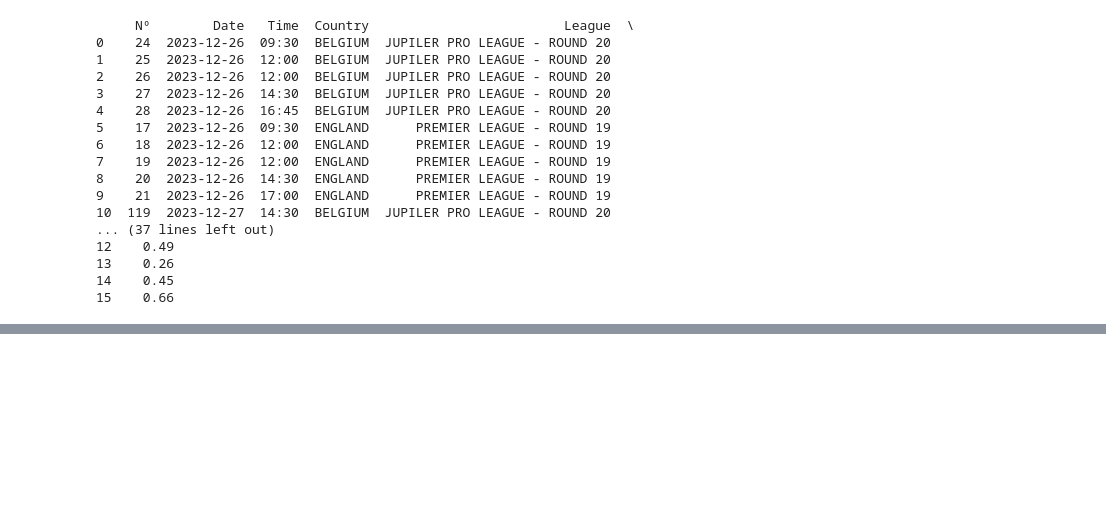
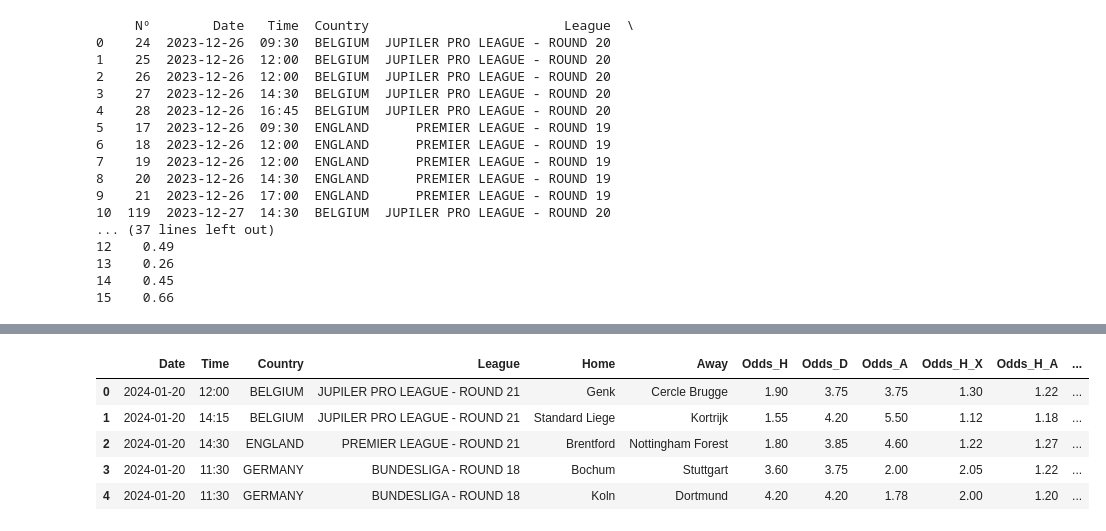
Before and after one commit to alanhassan/soccerprediction, a Jupyter notebook: ML - Integrando novos campeonatos.ipynb, the cells around one changed output, grey strips where cells are left out. Saved outputs shown, nothing was run; the diff lists cells and outputs as text; code cells hidden in the pictures; blank space fills up the shorter version.

```diff
--- a/ML - Integrando novos campeonatos.ipynb
+++ b/ML - Integrando novos campeonatos.ipynb
@@ -1710,0 +2587,13 @@ print(df_odds)
+# %%
+url_df_odds_final = 'https://github.com/alanhassan/soccerprediction/blob/main/df_odds_final.csv?raw=true'
+data_odds_final = requests.get(url_df_odds_final).content
+df_odds_final = pd.read_csv(BytesIO(data_odds_final))
+# %%
+df_odds_final.head()
+# %% [output]
+|  | Date | Time | Country | League | Home | Away | Odds_H | Odds_D | Odds_A | Odds_H_X | Odds_H_A | ... |
+| 0 | 2024-01-20 | 12:00 | BELGIUM | JUPILER PRO LEAGUE - ROUND 21 | Genk | Cercle Brugge | 1.90 | 3.75 | 3.75 | 1.30 | 1.22 | ... |
+| 1 | 2024-01-20 | 14:15 | BELGIUM | JUPILER PRO LEAGUE - ROUND 21 | Standard Liege | Kortrijk | 1.55 | 4.20 | 5.50 | 1.12 | 1.18 | ... |
+| 2 | 2024-01-20 | 14:30 | ENGLAND | PREMIER LEAGUE - ROUND 21 | Brentford | Nottingham Forest | 1.80 | 3.85 | 4.60 | 1.22 | 1.27 | ... |
+| 3 | 2024-01-20 | 11:30 | GERMANY | BUNDESLIGA - ROUND 18 | Bochum | Stuttgart | 3.60 | 3.75 | 2.00 | 2.05 | 1.22 | ... |
+| 4 | 2024-01-20 | 11:30 | GERMANY | BUNDESLIGA - ROUND 18 | Koln | Dortmund | 4.20 | 4.20 | 1.78 | 2.00 | 1.20 | ... |
```
Also changed, not shown: parts of 13 cells of this notebook, 2 other files.
